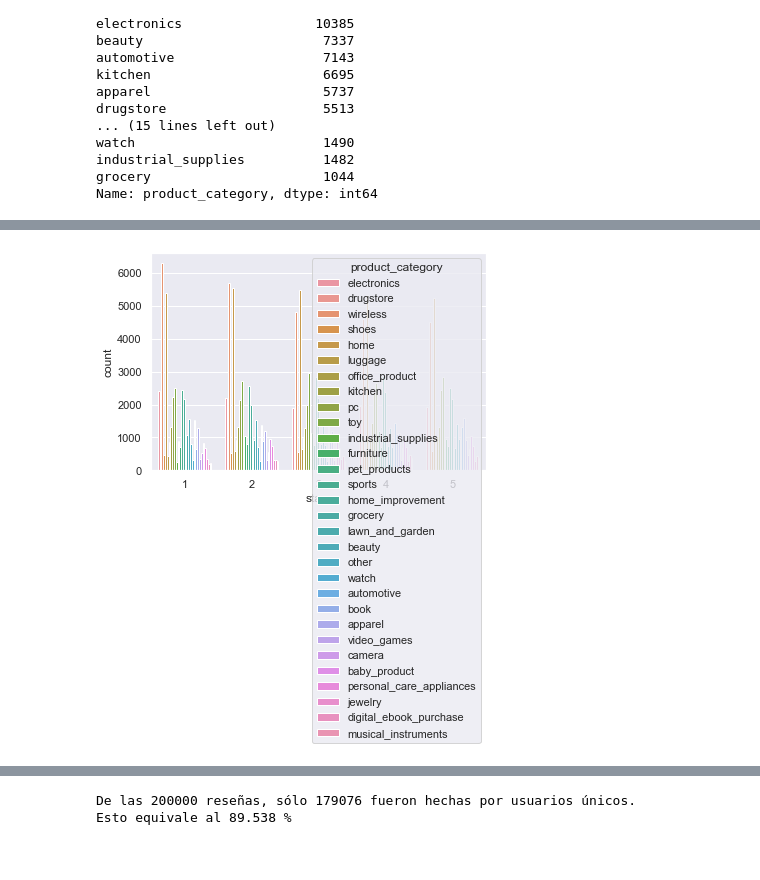
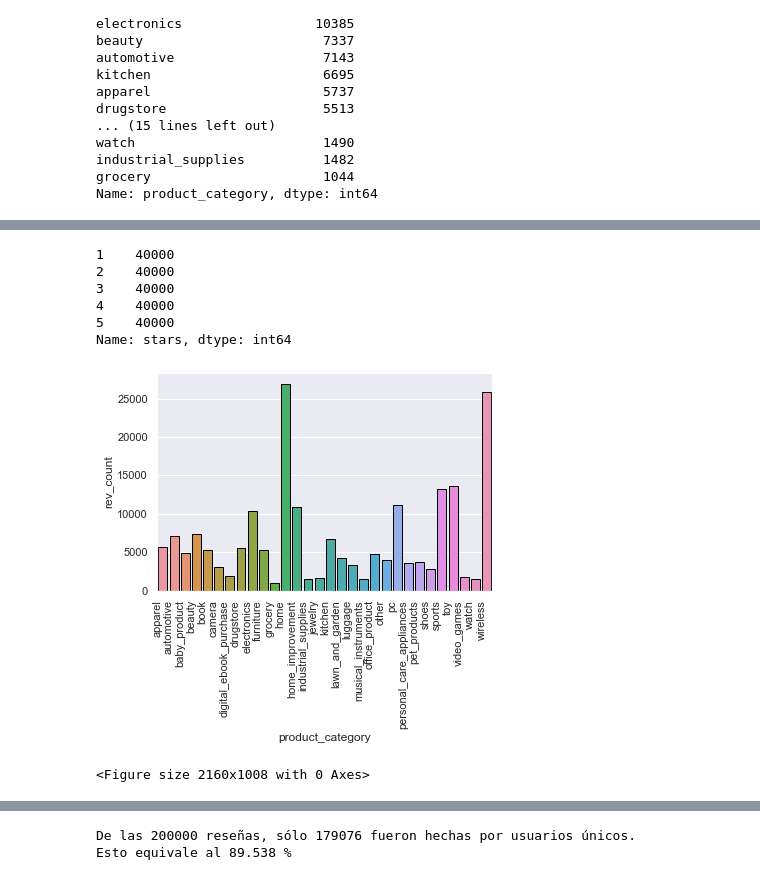
Before and after one commit to lusalmeron/Acamica-DS-Proyecto-3-NLP, a Jupyter notebook: Proyecto_3.ipynb, the cells around one changed output, grey strips where cells are left out. Cells and saved outputs as stored; diff of their text form; code cells hidden in the pictures.

```diff
--- a/Proyecto_3.ipynb
+++ b/Proyecto_3.ipynb
@@ -70,3 +65,10 @@ watch                        1490
 industrial_supplies          1482
 grocery                      1044
 Name: product_category, dtype: int64
+# %%
+# Ver cantidad de usuarios que valoraron con cada número estrellas las distintas categorías
+# data_grouped = data.review_id.groupby([data['product_category'],data['stars']]).count().astype(int).reset_index(name='count')
+from statistics import mean
+data_grouped = data.stars.groupby([data['product_category']]).mean().reset_index(name='avg_stars')
+data_grouped['rev_count'] = data.stars.groupby([data['product_category']]).count().astype(int).reset_index(name='rev_count').rev_count
+data_grouped.sort_values(by='avg_stars')
@@ -73,7 +93,6 @@ Name: product_category, dtype: int64
 # %%
-# Ver cantidad de usuarios que valoraron con cada número estrellas las distintas categorías
-data_grouped = data.review_id.groupby([data['product_category'],data['stars']]).count().astype(int).reset_index(name='count')
-data_grouped[:50]
+# data_grouped = data.review_id.groupby([data['product_category'],data['stars']]).count().astype(int).reset_index(name='count')
+# data_grouped
 # %% [output]
 |  | product_category | stars | count |
 | 0 | apparel | 1 | 1273 |
@@ -100,7 +110,20 @@ plt.show()
+# %%
+data.stars.value_counts()
+# %% [output]
+1    40000
+2    40000
+3    40000
+4    40000
+5    40000
+Name: stars, dtype: int64
 # %%
-sns.countplot(x=data['stars'],data=data, hue='product_category')
-#plt.bar(x=data['stars'], height=10,data=data)
-#plt.figure(figsize=(26,10))
+# grafico = sns.countplot(x=data['product_category'],data=data, hue='stars')
+grafico = sns.barplot(x=data_grouped.product_category.sort_values(), y=data_grouped.rev_count, linewidth=1,edgecolor=(0,0,0))
+grafico.set_xticklabels(grafico.get_xticklabels(), rotation=90, ha="right")
+#plt.figure(figsize=(20,4))
+# plt.bar(x=data['stars'], height=10,data=data)
+plt.figure(figsize=(30,14))
 plt.show()
 # %% [output]
-[figure, old version]
+[figure, new version]
+<Figure size 2160x1008 with 0 Axes>
```
Also changed, not shown: parts of 23 cells of this notebook, 1 other file.
